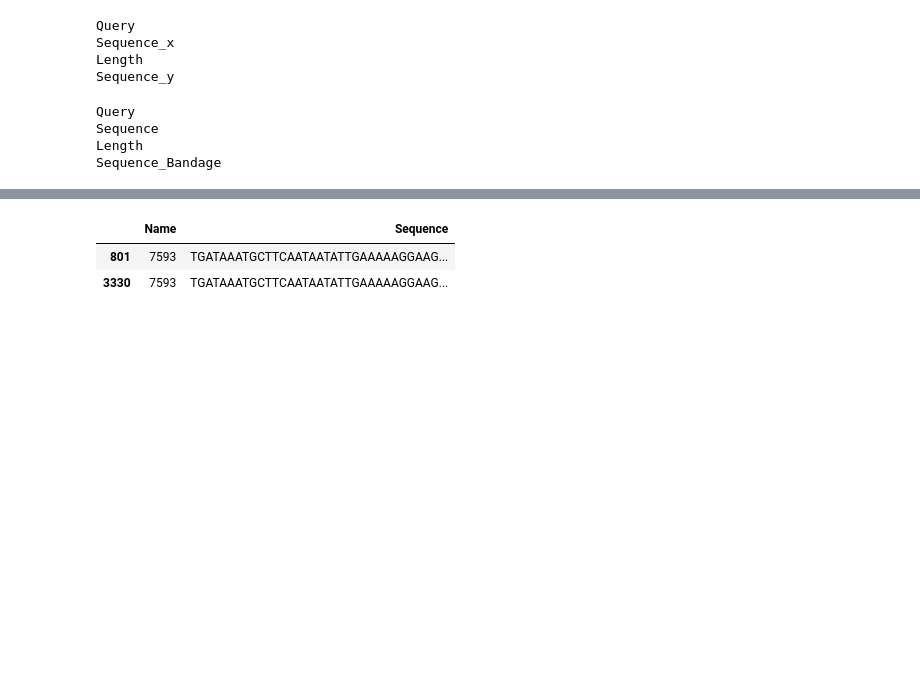
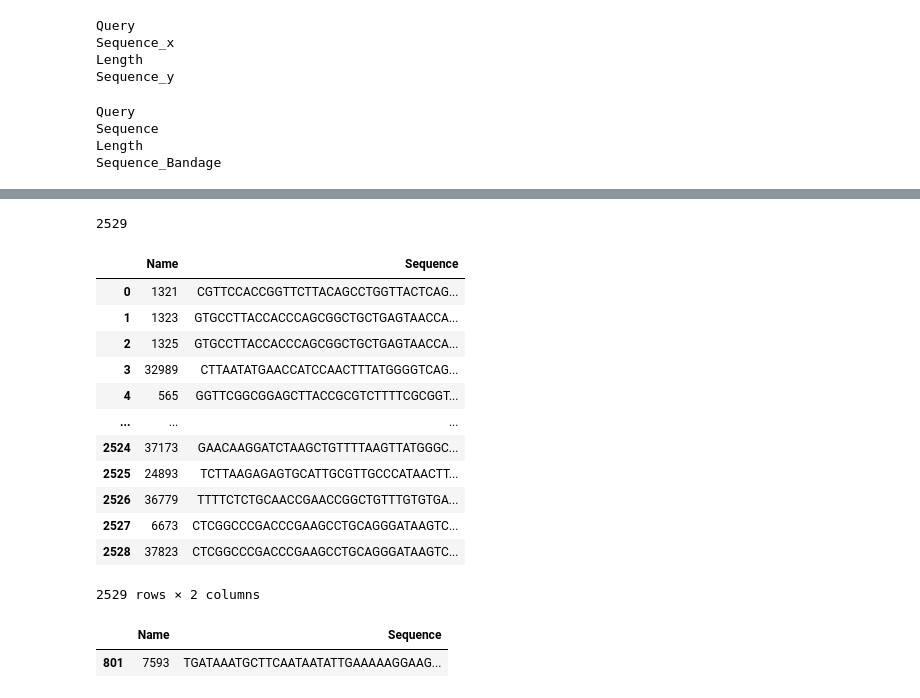
Before and after one commit to Yusreen/Thesis, a Jupyter notebook: Results and findings/CompareQueryAndResults.ipynb, the cells around one changed output, grey strips where cells are left out. Cells and saved outputs as stored; diff of their text form; code cells hidden in the pictures; blank space fills up the shorter version.

```diff
--- a/Results and findings/CompareQueryAndResults.ipynb
+++ b/Results and findings/CompareQueryAndResults.ipynb
@@ -147,6 +159,0 @@ print(df_graph)
-# %%
-df_graph.loc[df_graph['Name'] == '7593']
-# %% [output]
-|  | Name | Sequence |
-| 801 | 7593 | TGATAAATGCTTCAATAATATTGAAAAAGGAAG... |
-| 3330 | 7593 | TGATAAATGCTTCAATAATATTGAAAAAGGAAG... |
@@ -152,0 +163,28 @@ df_graph.loc[df_graph['Name'] == '7593']
+# %%
+num_segments
+# %% [output]
+2529
+# %%
+#Save only one copy of each row to the dataframe
+df_graph=df_graph.drop_duplicates()
+# %%
+df_graph
+# %% [output]
+|  | Name | Sequence |
+| 0 | 1321 | CGTTCCACCGGTTCTTACAGCCTGGTTACTCAG... |
+| 1 | 1323 | GTGCCTTACCACCCAGCGGCTGCTGAGTAACCA... |
+| 2 | 1325 | GTGCCTTACCACCCAGCGGCTGCTGAGTAACCA... |
+| 3 | 32989 | CTTAATATGAACCATCCAACTTTATGGGGTCAG... |
+| 4 | 565 | GGTTCGGCGGAGCTTACCGCGTCTTTTCGCGGT... |
+| ... | ... | ... |
+| 2524 | 37173 | GAACAAGGATCTAAGCTGTTTTAAGTTATGGGC... |
+| 2525 | 24893 | TCTTAAGAGAGTGCATTGCGTTGCCCATAACTT... |
+| 2526 | 36779 | TTTTCTCTGCAACCGAACCGGCTGTTTGTGTGA... |
+| 2527 | 6673 | CTCGGCCCGACCCGAAGCCTGCAGGGATAAGTC... |
+| 2528 | 37823 | CTCGGCCCGACCCGAAGCCTGCAGGGATAAGTC... |
+2529 rows × 2 columns
+# %%
+df_graph.loc[df_graph['Name'] == '7593']
+# %% [output]
+|  | Name | Sequence |
+| 801 | 7593 | TGATAAATGCTTCAATAATATTGAAAAAGGAAG... |
```
Also changed, not shown: parts of 10 cells of this notebook, 12 other files.
